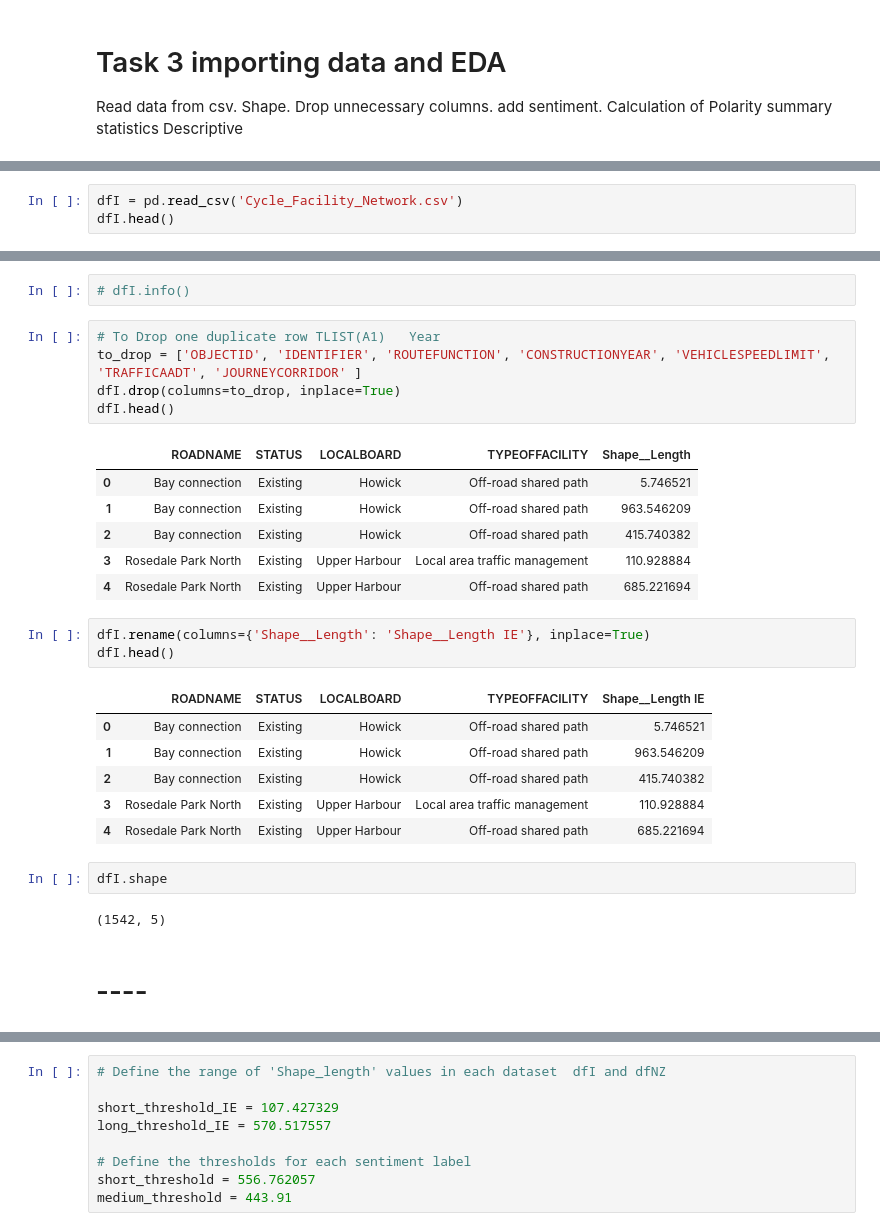
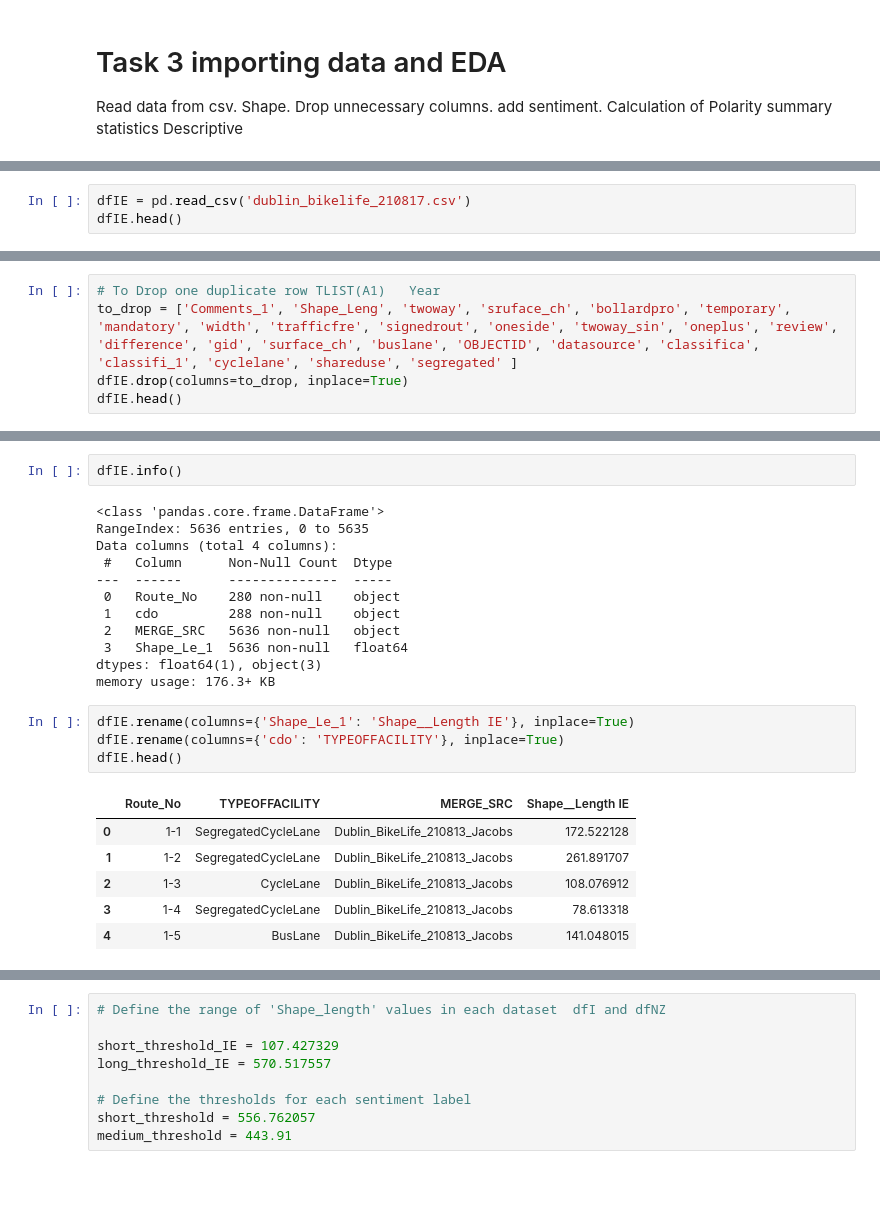
Before and after one commit to Johanna23cct/Transport-inIreland, a Jupyter notebook: cycle.ipynb, the cells around one changed output, grey strips where cells are left out. Saved outputs shown, nothing was run; the diff lists cells and outputs as text; blank space fills up the shorter version.

```diff
--- a/cycle.ipynb
+++ b/cycle.ipynb
@@ -71,4 +101,4 @@ Calculation of Polarity summary statistics Descriptive
 # %%
-dfI = pd.read_csv('Cycle_Facility_Network.csv')
-dfI.head()
+dfIE = pd.read_csv('dublin_bikelife_210817.csv')
+dfIE.head()
 # %% [output]
@@ -80,0 +112,5 @@ dfI.head()
+# %%
+# To Drop one duplicate row TLIST(A1)	Year
+to_drop = ['Comments_1', 'Shape_Leng', 'twoway', 'sruface_ch', 'bollardpro', 'temporary', 'mandatory', 'width', 'trafficfre', 'signedrout', 'oneside', 'twoway_sin', 'oneplus', 'review', 'difference', 'gid', 'surface_ch', 'buslane', 'OBJECTID', 'datasource', 'classifica', 'classifi_1', 'cyclelane', 'shareduse', 'segregated' ]
+dfIE.drop(columns=to_drop, inplace=True)
+dfIE.head()
@@ -81,30 +157,25 @@ dfI.head()
 # %%
-# dfI.info()
+dfIE.info()
+# %% [output]
+<class 'pandas.core.frame.DataFrame'>
+RangeIndex: 5636 entries, 0 to 5635
+Data columns (total 4 columns):
+ #   Column      Non-Null Count  Dtype
+---  ------      --------------  -----
+ 0   Route_No    280 non-null    object
+ 1   cdo         288 non-null    object
+ 2   MERGE_SRC   5636 non-null   object
+ 3   Shape_Le_1  5636 non-null   float64
+dtypes: float64(1), object(3)
+memory usage: 176.3+ KB
-# %%
-# To Drop one duplicate row TLIST(A1)	Year
-to_drop = ['OBJECTID', 'IDENTIFIER', 'ROUTEFUNCTION', 'CONSTRUCTIONYEAR', 'VEHICLESPEEDLIMIT', 'TRAFFICAADT', 'JOURNEYCORRIDOR' ]
-dfI.drop(columns=to_drop, inplace=True)
-dfI.head()
-# %% [output]
-|  | ROADNAME | STATUS | LOCALBOARD | TYPEOFFACILITY | Shape__Length |
-| 0 | Bay connection | Existing | Howick | Off-road shared path | 5.746521 |
-| 1 | Bay connection | Existing | Howick | Off-road shared path | 963.546209 |
-| 2 | Bay connection | Existing | Howick | Off-road shared path | 415.740382 |
-| 3 | Rosedale Park North | Existing | Upper Harbour | Local area traffic management | 110.928884 |
-| 4 | Rosedale Park North | Existing | Upper Harbour | Off-road shared path | 685.221694 |
 # %%
-dfI.rename(columns={'Shape__Length': 'Shape__Length IE'}, inplace=True)
-dfI.head()
+dfIE.rename(columns={'Shape_Le_1': 'Shape__Length IE'}, inplace=True)
+dfIE.rename(columns={'cdo': 'TYPEOFFACILITY'}, inplace=True)
+dfIE.head()
 # %% [output]
-|  | ROADNAME | STATUS | LOCALBOARD | TYPEOFFACILITY | Shape__Length IE |
-| 0 | Bay connection | Existing | Howick | Off-road shared path | 5.746521 |
-| 1 | Bay connection | Existing | Howick | Off-road shared path | 963.546209 |
-| 2 | Bay connection | Existing | Howick | Off-road shared path | 415.740382 |
-| 3 | Rosedale Park North | Existing | Upper Harbour | Local area traffic management | 110.928884 |
-| 4 | Rosedale Park North | Existing | Upper Harbour | Off-road shared path | 685.221694 |
+|  | Route_No | TYPEOFFACILITY | MERGE_SRC | Shape__Length IE |
+| 0 | 1-1 | SegregatedCycleLane | Dublin_BikeLife_210813_Jacobs | 172.522128 |
+| 1 | 1-2 | SegregatedCycleLane | Dublin_BikeLife_210813_Jacobs | 261.891707 |
+| 2 | 1-3 | CycleLane | Dublin_BikeLife_210813_Jacobs | 108.076912 |
+| 3 | 1-4 | SegregatedCycleLane | Dublin_BikeLife_210813_Jacobs | 78.613318 |
+| 4 | 1-5 | BusLane | Dublin_BikeLife_210813_Jacobs | 141.048015 |
-# %%
-dfI.shape
-# %% [output]
-(1542, 5)
-# %% [markdown]
-# ----
```
Also changed, not shown: parts of 86 cells of this notebook.
